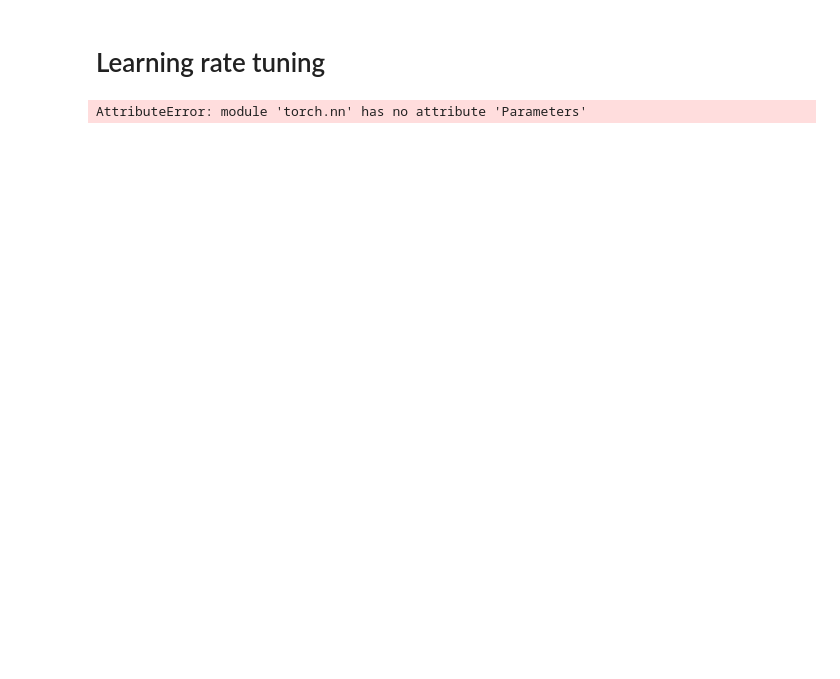
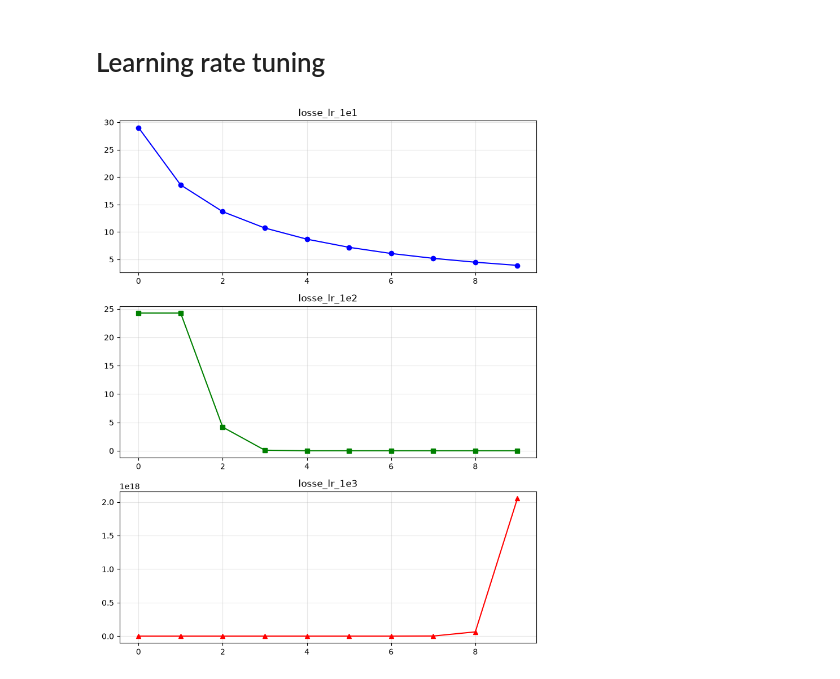
Before and after one commit to ly232/stanford-cs336-sp26-assignment-1, a Jupyter notebook: cs336_basics/training/learning_rate_tuning.ipynb, the cells around one changed output. Cells and saved outputs as stored; diff of their text form; code cells hidden in the pictures; blank space fills up the shorter version.

```diff
--- a/cs336_basics/training/learning_rate_tuning.ipynb
+++ b/cs336_basics/training/learning_rate_tuning.ipynb
@@ -18,9 +18,32 @@ def run(lr: float):
         opt.step()
 
     return losses
-# %%
-losse_lr_1e1 = run(lr=1e1)
-losse_lr_1e2 = run(lr=1e2)
-losse_lr_1e3 = run(lr=1e3)
-# %% [output]
-AttributeError: module 'torch.nn' has no attribute 'Parameters'
+# %%
+%matplotlib inline
+import matplotlib.pyplot as plt
+
+# Three lists of floats
+losse_lr_1e1 = run(lr=1e1)
+losse_lr_1e2 = run(lr=1e2)
+losse_lr_1e3 = run(lr=1e3)
+
+# Create subplots (3 rows, 1 column)
+fig, axes = plt.subplots(3, 1, figsize=(8, 10))
+
+# Plot each list in its own subplot
+axes[0].plot(losse_lr_1e1, marker='o', color='blue')
+axes[0].set_title('losse_lr_1e1')
+axes[0].grid(True, alpha=0.3)
+
+axes[1].plot(losse_lr_1e2, marker='s', color='green')
+axes[1].set_title('losse_lr_1e2')
+axes[1].grid(True, alpha=0.3)
+
+axes[2].plot(losse_lr_1e3, marker='^', color='red')
+axes[2].set_title('losse_lr_1e3')
+axes[2].grid(True, alpha=0.3)
+
+plt.tight_layout()
+plt.show()
+# %% [output]
+[figure, added]
```
Also changed, not shown: 5 other files.
